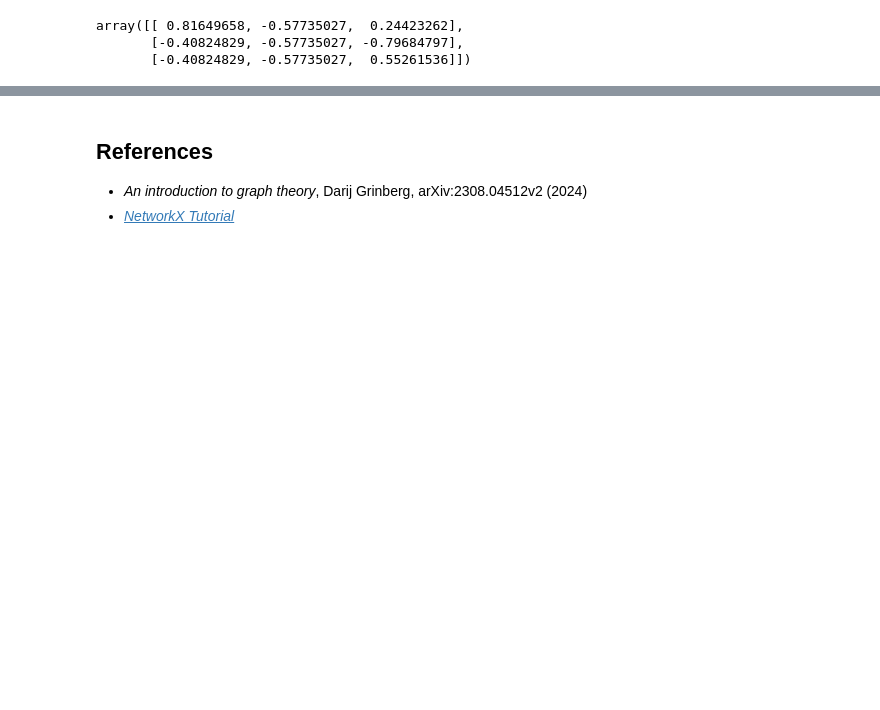
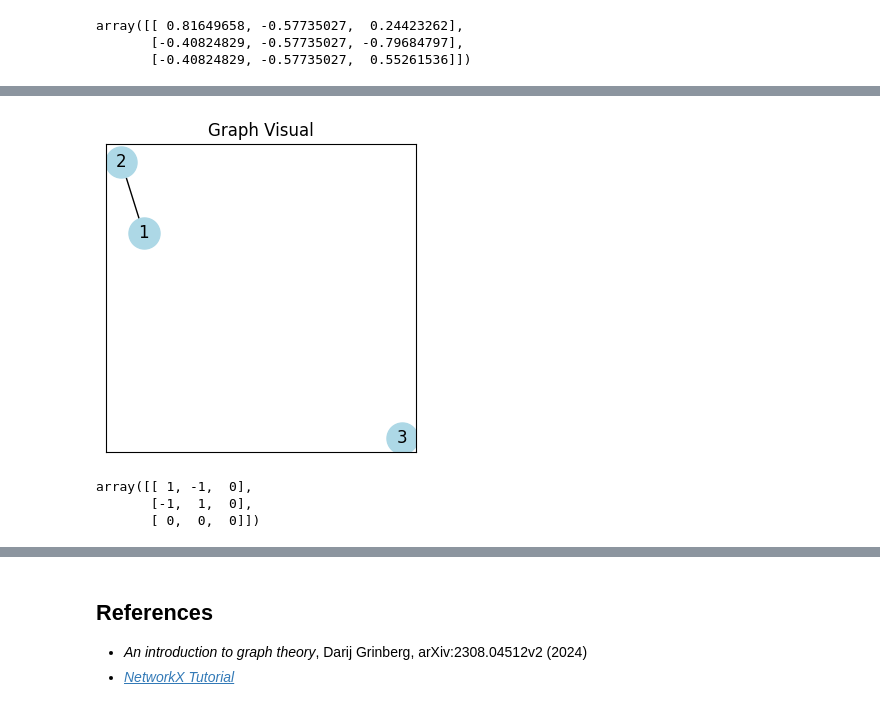
Before and after one commit to mirko-leccese/The-Machine-Learning-Project, a Jupyter notebook: graphs/graph-theory-networkx-2.ipynb, the cells around one changed output, grey strips where cells are left out. Cells and saved outputs as stored; diff of their text form; code cells hidden in the pictures; blank space fills up the shorter version.

```diff
--- a/graphs/graph-theory-networkx-2.ipynb
+++ b/graphs/graph-theory-networkx-2.ipynb
@@ -1261,0 +1279,16 @@ That is, every vector orthogonal to the identity vector is an eigenvector of $L$
+# %%
+disc_g = nx.Graph()
+disc_g.add_nodes_from(list(range(1, 4)))
+disc_g.add_edges_from([(1, 2)])
+# %%
+plot_simple_graph(disc_g, node_color="lightblue", node_size=500)
+# %% [output]
+[figure, added]
+# %%
+# Get the Laplacian matrix using NetWorkX
+L_disc = nx.laplacian_matrix(disc_g).toarray()
+L_disc
+# %% [output]
+array([[ 1, -1,  0],
+       [-1,  1,  0],
+       [ 0,  0,  0]])
```
Also changed, not shown: parts of 25 cells of this notebook.
